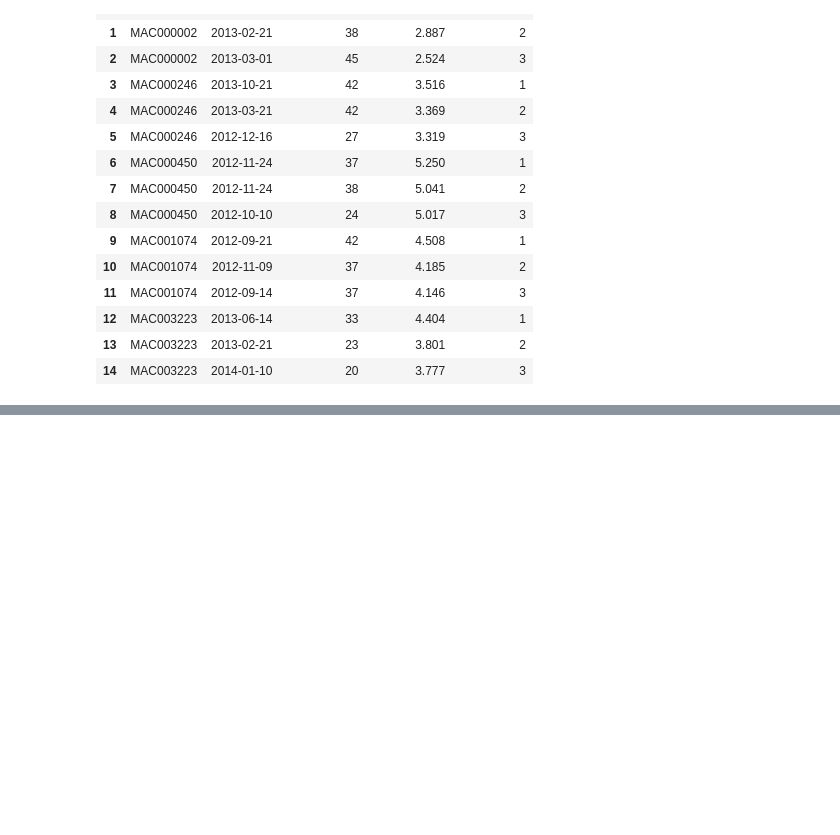
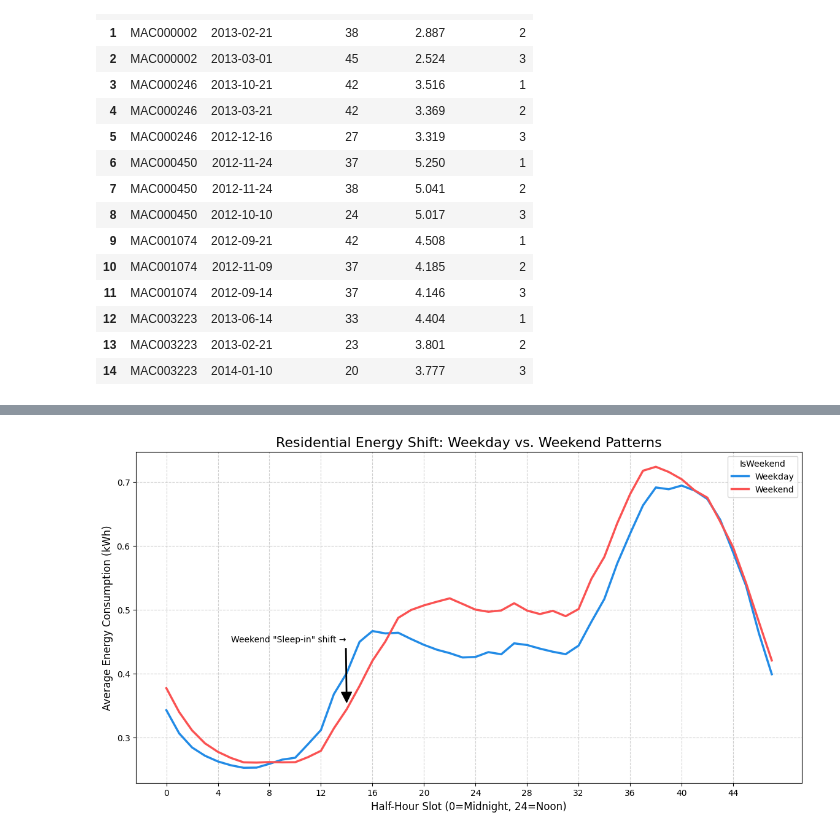
Before and after one commit to Kennyg-w/smart-meter-energy-analysis, a Jupyter notebook: notebooks/analysis.ipynb, the cells around one changed output, grey strips where cells are left out. Drawn from its saved outputs; the diff is of its cells as text; code cells hidden in the pictures; blank space fills up the shorter version.

Commit message:
Finalized Phase 1: Business Insights and Visual Storytelling

```diff
--- a/notebooks/analysis.ipynb
+++ b/notebooks/analysis.ipynb
@@ -214,3 +214,13 @@ display(high_usage_ranks.head(15))
 | 12 | MAC003223 | 2013-06-14 | 33 | 4.404 | 1 |
 | 13 | MAC003223 | 2013-02-21 | 23 | 3.801 | 2 |
 | 14 | MAC003223 | 2014-01-10 | 20 | 3.777 | 3 |
+# %%
+# 1. Create a "DayType" column (is it a Weekend or Weekday?)
+df_clean['DayOfWeek'] = df_clean['day'].dt.day_name()
+df_clean['IsWeekend'] = df_clean['day'].dt.dayofweek.isin([5, 6]).map({True: 'Weekend', False: 'Weekday'})
+
+# 2. Group by DayType and Half-Hour to see the different "Shapes" of energy use
+story_data = df_clean.groupby(['IsWeekend', 'HH_Numeric'])['Energy_kWh'].mean().reset_index()
+
+print("Story Data Prepared! 📊")
+story_data.head()
@@ -216,0 +235,22 @@ display(high_usage_ranks.head(15))
+# %%
+import seaborn as sns
+
+plt.figure(figsize=(14, 7))
+
+# Create a line plot comparing Weekdays and Weekends
+sns.lineplot(data=story_data, x='HH_Numeric', y='Energy_kWh', hue='IsWeekend', palette=['#228be6', '#fa5252'], linewidth=2.5)
+
+# Add Business Context
+plt.title('Residential Energy Shift: Weekday vs. Weekend Patterns', fontsize=16)
+plt.xlabel('Half-Hour Slot (0=Midnight, 24=Noon)', fontsize=12)
+plt.ylabel('Average Energy Consumption (kWh)', fontsize=12)
+plt.grid(True, linestyle='--', alpha=0.6)
+plt.xticks(range(0, 48, 4))
+
+# Highlight the "Sleep-in" shift
+plt.annotate('Weekend "Sleep-in" shift →', xy=(14, 0.35), xytext=(5, 0.45),
+             arrowprops=dict(facecolor='black', shrink=0.05, width=1))
+
+plt.show()
+# %% [output]
+[figure, added]
```
Also changed, not shown: parts of 2 cells of this notebook.
